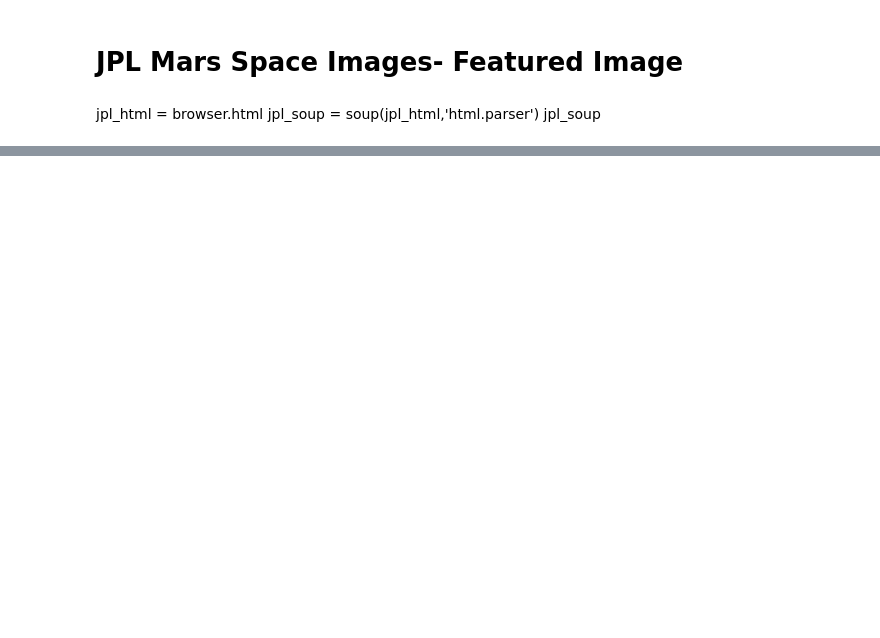
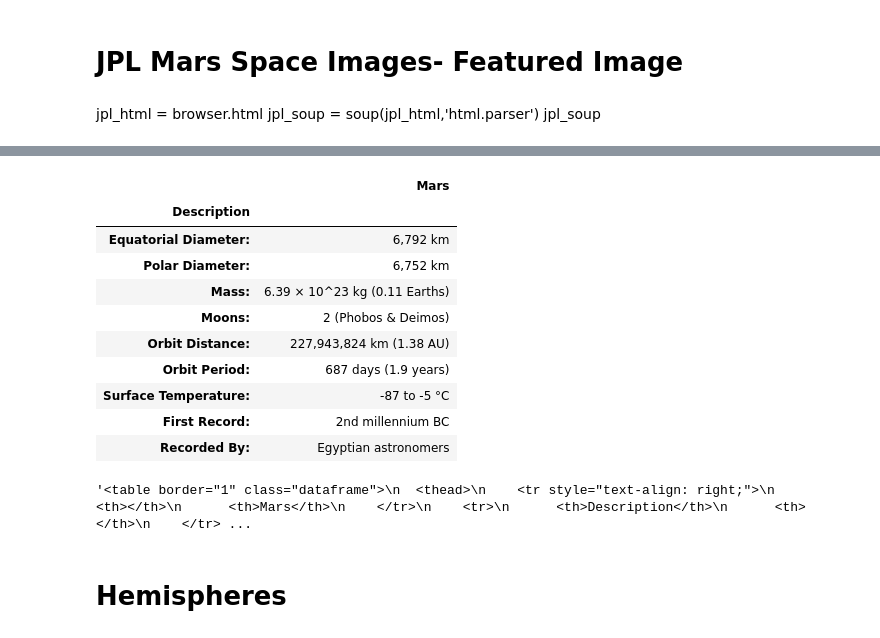
Before and after one commit to cchitec/UFO-Sightings, a Jupyter notebook: Missions_to_Mars./Mission_to_mars.ipynb, the cells around one changed output, grey strips where cells are left out. Saved outputs shown, nothing was run; the diff lists cells and outputs as text; code cells hidden in the pictures; blank space fills up the shorter version.

```diff
--- a/Missions_to_Mars./Mission_to_mars.ipynb
+++ b/Missions_to_Mars./Mission_to_mars.ipynb
@@ -113,0 +117,4 @@ AttributeError: 'tuple' object has no attribute 'find'
+# %%
+fact_url = 'https://space-facts.com/mars/'
+mars_df = pd.read_html(fact_url)[0]
+mars_df.head()
@@ -113,0 +128,22 @@ AttributeError: 'tuple' object has no attribute 'find'
+# %%
+mars_df.columns=['Description', 'Mars']
+mars_df.set_index('Description', inplace=True)
+mars_df
+# %% [output]
+|  | Mars |
+| Description |  |
+| Equatorial Diameter: | 6,792 km |
+| Polar Diameter: | 6,752 km |
+| Mass: | 6.39 × 10^23 kg (0.11 Earths) |
+| Moons: | 2 (Phobos & Deimos) |
+| Orbit Distance: | 227,943,824 km (1.38 AU) |
+| Orbit Period: | 687 days (1.9 years) |
+| Surface Temperature: | -87 to -5 °C |
+| First Record: | 2nd millennium BC |
+| Recorded By: | Egyptian astronomers |
+# %%
+mars_df.to_html()
+# %% [output]
+'<table border="1" class="dataframe">\n  <thead>\n    <tr style="text-align: right;">\n      <th></th>\n      <th>Mars</th>\n    </tr>\n    <tr>\n      <th>Description</th>\n      <th></th>\n    </tr> ...
+# %% [markdown]
+# Hemispheres
```
Also changed, not shown: parts of 11 cells of this notebook.
